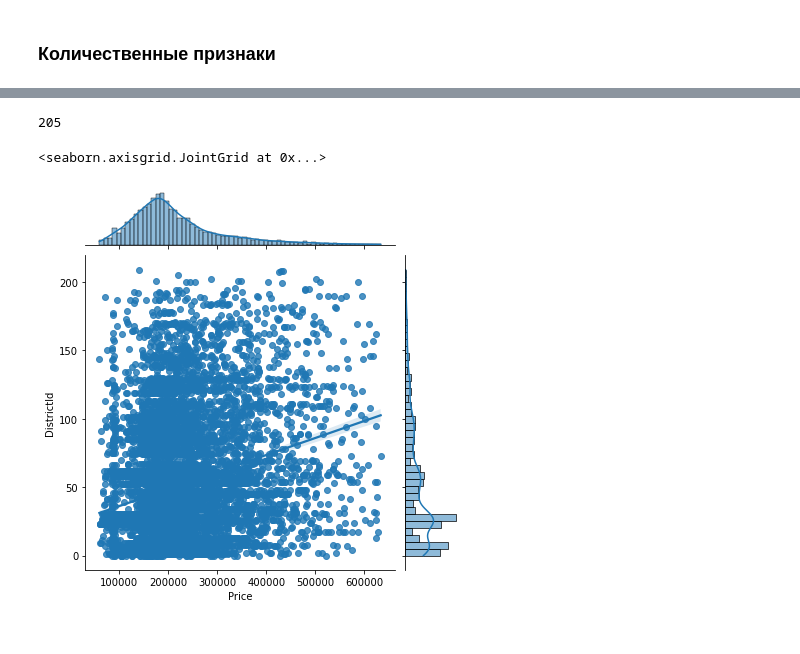
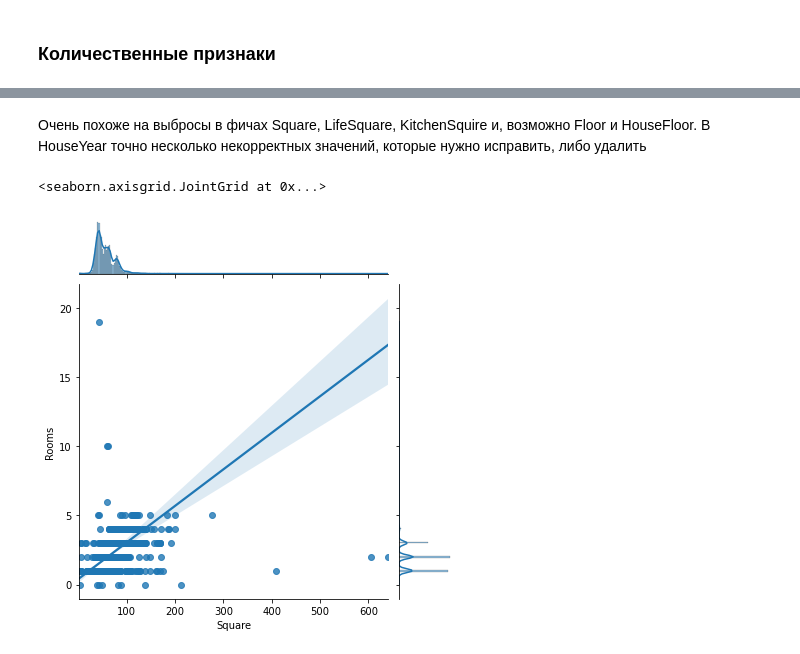
Before and after one commit to AlexanderMaslikhin/pandas_curs, a Jupyter notebook: data_analysis.ipynb, the cells around one changed output, grey strips where cells are left out. Saved outputs shown, nothing was run; the diff lists cells and outputs as text; code cells hidden in the pictures.

```diff
--- a/data_analysis.ipynb
+++ b/data_analysis.ipynb
@@ -183,9 +218,10 @@ array([[<AxesSubplot:title={'center':'DistrictId'}>,
-# %%
-df["DistrictId"].nunique()
-# %% [output]
-205
+# %% [markdown]
+Очень похоже на выбросы в фичах Square, LifeSquare, KitchenSquire и, возможно Floor и HouseFloor. В HouseYear точно несколько некорректных значений, которые нужно исправить, либо удалить
 # %%
-sns.jointplot(df['Price'], df['DistrictId'], kind='reg')
+sns.jointplot(df['Square'], df['Rooms'], kind='reg')
+# При площади менее 100 кв м пристуствуют значения количества комнат 10 и даже 20
+# Так же при количестве комнат менее 5 присутствуют большие площади 200, 400 и даже 600 и более.
+# Явные выбросы, нужно будет менять на медианы значений
 # %% [output]
 <seaborn.axisgrid.JointGrid at 0x...>
-[figure, old version]
+[figure, new version]
```
Also changed, not shown: parts of 40 cells of this notebook.
